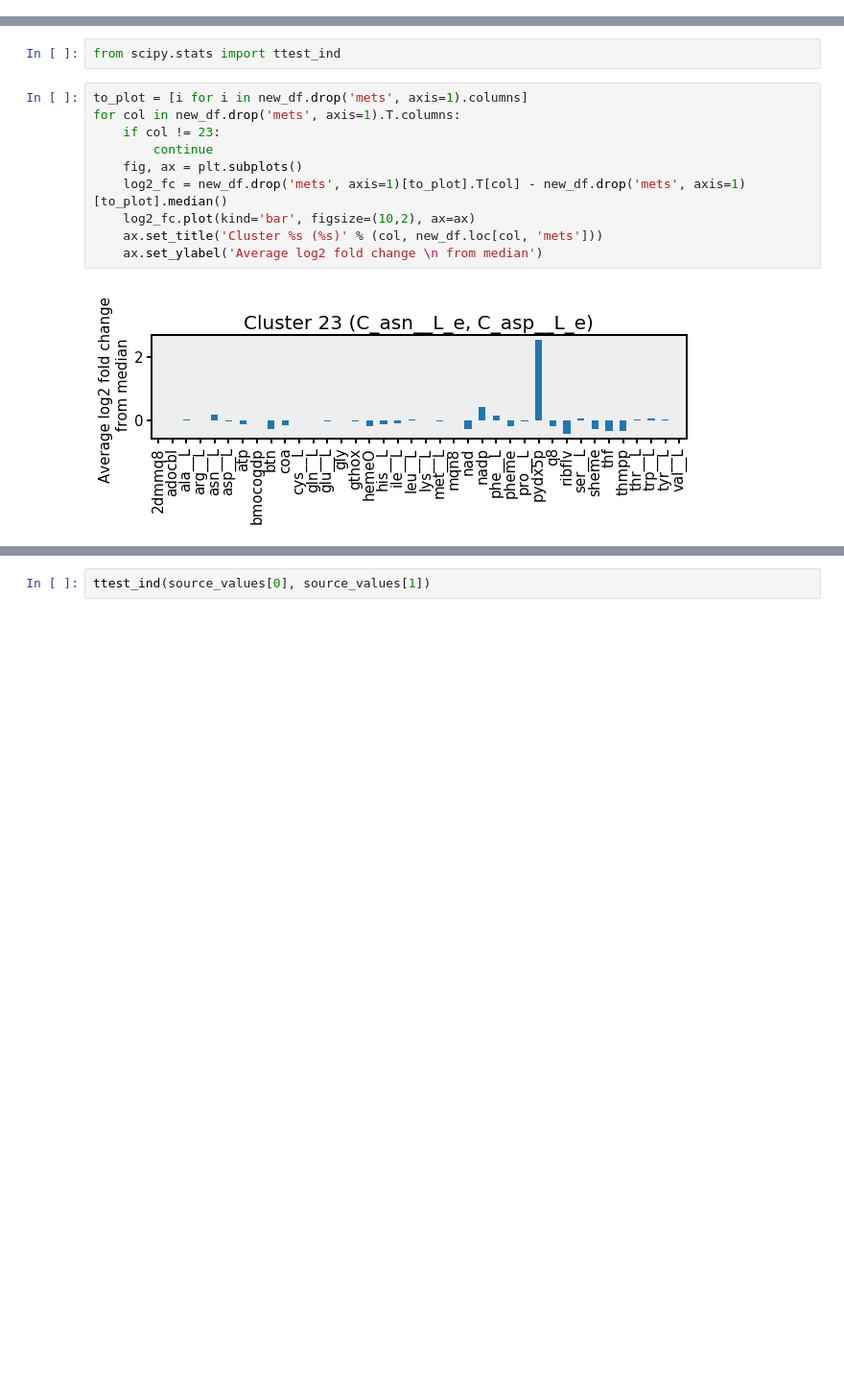
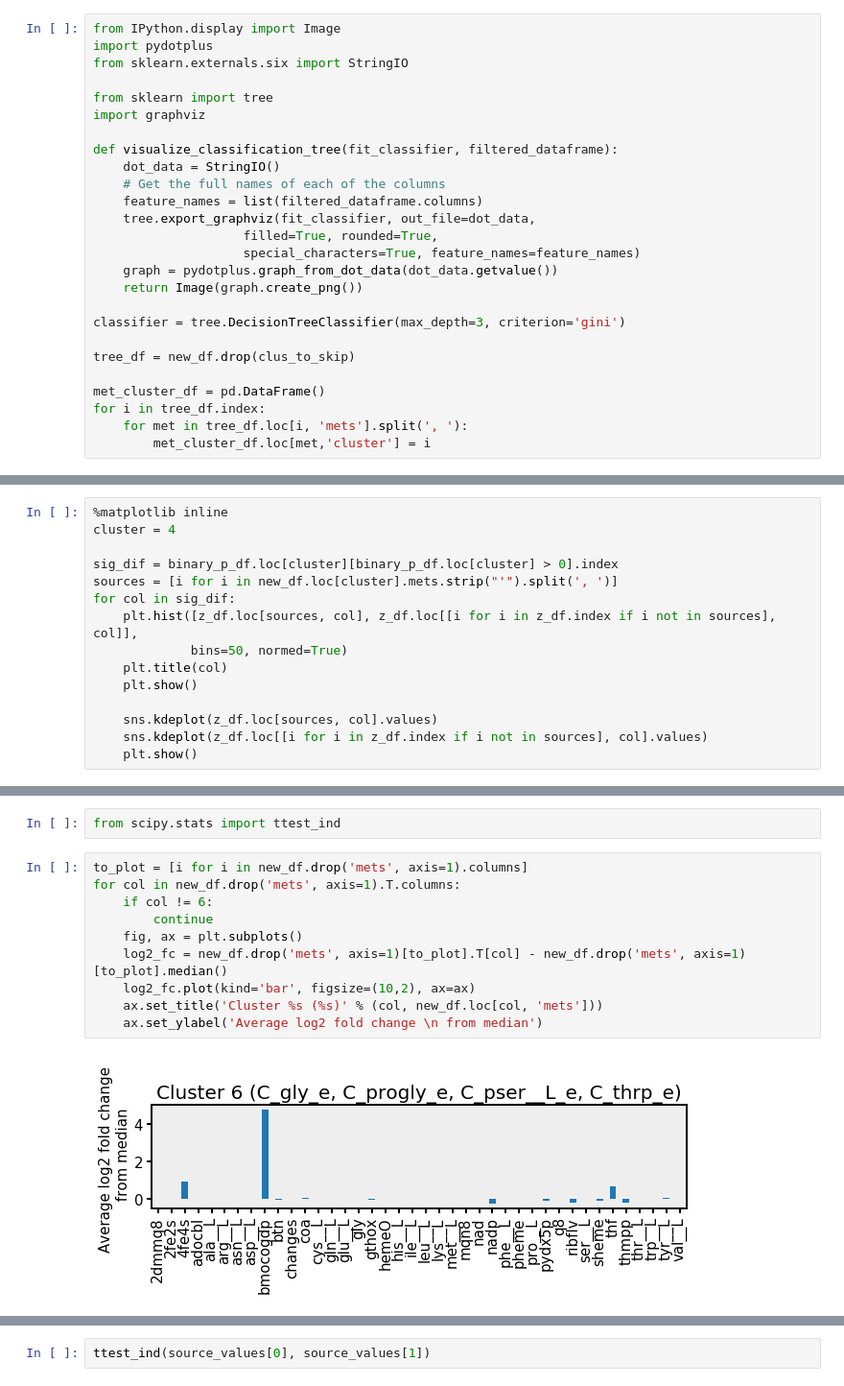
Before and after one commit to coltonlloyd/me_biomass, a Jupyter notebook: me_cofactor/NEW_analyze_me_biomass_predictions.ipynb, the cells around one changed output, grey strips where cells are left out. Shown at 96% size. Cells and saved outputs as stored; diff of their text form; blank space fills up the shorter version.

```diff
--- a/me_cofactor/NEW_analyze_me_biomass_predictions.ipynb
+++ b/me_cofactor/NEW_analyze_me_biomass_predictions.ipynb
@@ -520,0 +775,26 @@ for i in new_df.index:
+# %%
+from IPython.display import Image
+import pydotplus
+from sklearn.externals.six import StringIO
+
+from sklearn import tree
+import graphviz
+
+def visualize_classification_tree(fit_classifier, filtered_dataframe):
+    dot_data = StringIO()
+    # Get the full names of each of the columns
+    feature_names = list(filtered_dataframe.columns)
+    tree.export_graphviz(fit_classifier, out_file=dot_data,
+                    filled=True, rounded=True,
+                    special_characters=True, feature_names=feature_names)
+    graph = pydotplus.graph_from_dot_data(dot_data.getvalue())
+    return Image(graph.create_png())
+
+classifier = tree.DecisionTreeClassifier(max_depth=3, criterion='gini')
+
+tree_df = new_df.drop(clus_to_skip)
+
+met_cluster_df = pd.DataFrame()
+for i in tree_df.index:
+    for met in tree_df.loc[i, 'mets'].split(', '):
+        met_cluster_df.loc[met,'cluster'] = i
@@ -520,0 +826,15 @@ for i in new_df.index:
+# %%
+%matplotlib inline
+cluster = 4
+
+sig_dif = binary_p_df.loc[cluster][binary_p_df.loc[cluster] > 0].index
+sources = [i for i in new_df.loc[cluster].mets.strip("'").split(', ')]
+for col in sig_dif:
+    plt.hist([z_df.loc[sources, col], z_df.loc[[i for i in z_df.index if i not in sources], col]],
+             bins=50, normed=True)
+    plt.title(col)
+    plt.show()
+
+    sns.kdeplot(z_df.loc[sources, col].values)
+    sns.kdeplot(z_df.loc[[i for i in z_df.index if i not in sources], col].values)
+    plt.show()
@@ -529,15 +855,15 @@ from scipy.stats import ttest_ind
 # %%
 to_plot = [i for i in new_df.drop('mets', axis=1).columns]
 for col in new_df.drop('mets', axis=1).T.columns:
-    if col != 23:
+    if col != 6:
         continue
     fig, ax = plt.subplots()
     log2_fc = new_df.drop('mets', axis=1)[to_plot].T[col] - new_df.drop('mets', axis=1)[to_plot].median()
     log2_fc.plot(kind='bar', figsize=(10,2), ax=ax)
     ax.set_title('Cluster %s (%s)' % (col, new_df.loc[col, 'mets']))
     ax.set_ylabel('Average log2 fold change \n from median')
 # %% [output]
-[figure, old version]
+[figure, new version]
 # %%
 for col in new_df.drop('mets', axis=1)[to_plot].columns:
     if col != 'atp':
```
Also changed, not shown: parts of 55 cells of this notebook, 1 other file.
